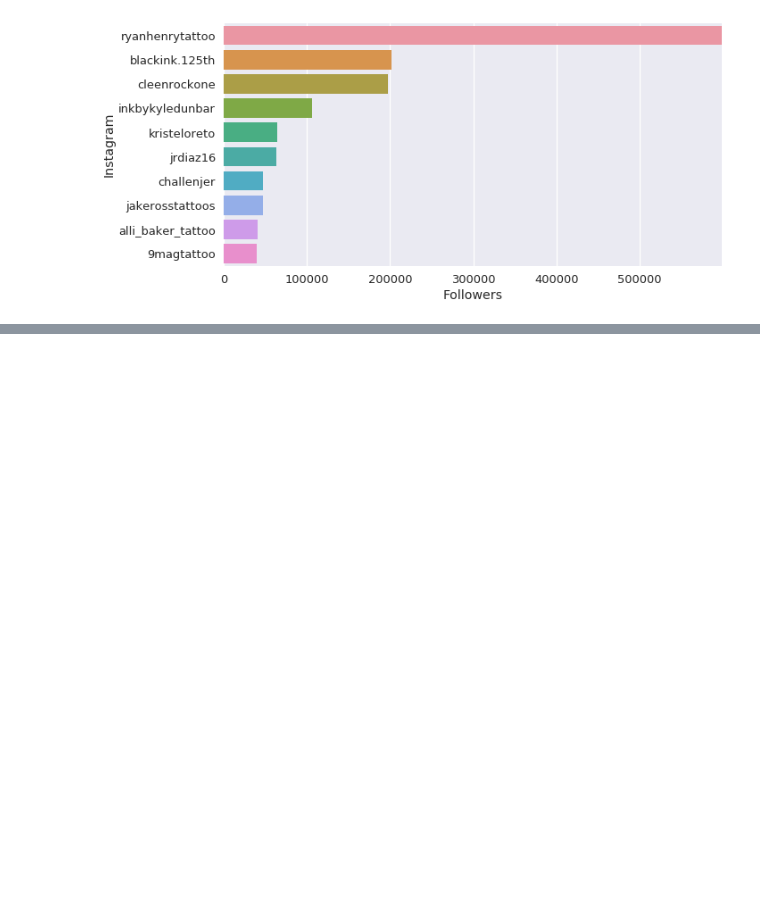
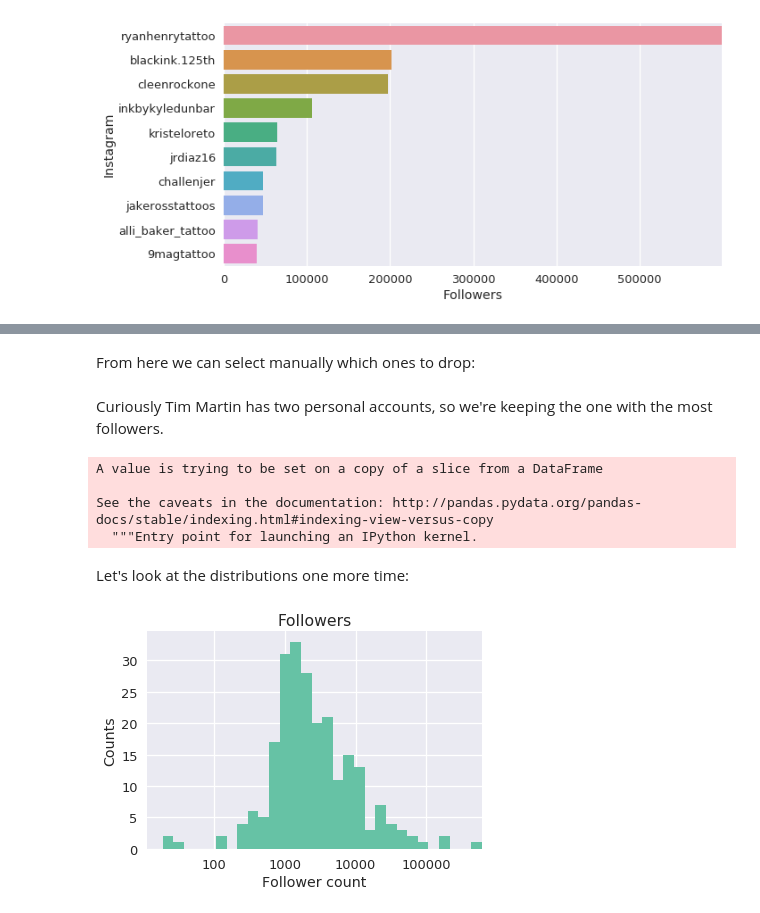
Before and after one commit to modw/playground, a Jupyter notebook: villain-tattoo/visualizing-data.ipynb, the cells around one changed output, grey strips where cells are left out. Cells and saved outputs as stored; diff of their text form; code cells hidden in the pictures; blank space fills up the shorter version.

```diff
--- a/villain-tattoo/visualizing-data.ipynb
+++ b/villain-tattoo/visualizing-data.ipynb
@@ -156,0 +174,2 @@ top10.loc[top10['Artist']=='Ryan Henry']
+# %%
+df_profiles = data.drop_duplicates(subset='Instagram', keep=False)
@@ -156,0 +198,32 @@ top10.loc[top10['Artist']=='Ryan Henry']
+# %% [markdown]
+From here we can select manually which ones to drop:
+# %%
+acc_to_drop = [12, 57, 77, 85, 118, 121, 142, 164, 238, 266, 272, 283]
+# %% [markdown]
+Curiously Tim Martin has two personal accounts, so we're keeping the one with the most followers.
+# %%
+df_profiles.drop(acc_to_drop, errors='ignore', inplace=True)
+# %% [output]
+A value is trying to be set on a copy of a slice from a DataFrame
+
+See the caveats in the documentation: http://pandas.pydata.org/pandas-docs/stable/indexing.html#indexing-view-versus-copy
+  """Entry point for launching an IPython kernel.
+# %% [markdown]
+Let's look at the distributions one more time:
+# %%
+np.log10(df_profiles['Followers']).hist(cumulative=False, bins=30, normed=False)
+xticks = np.array([2,3,4,5])
+
+xticklabels = 10**xticks
+
+plt.title("Followers")
+
+plt.xticks(xticks,xticklabels)
+plt.xlim(xmax=np.log10(df_profiles['Followers'].values.max()))
+
+plt.xlabel("Follower count")
+plt.ylabel("Counts")
+
+plt.show()
+# %% [output]
+[figure, added]
```
Also changed, not shown: parts of 16 cells of this notebook.
